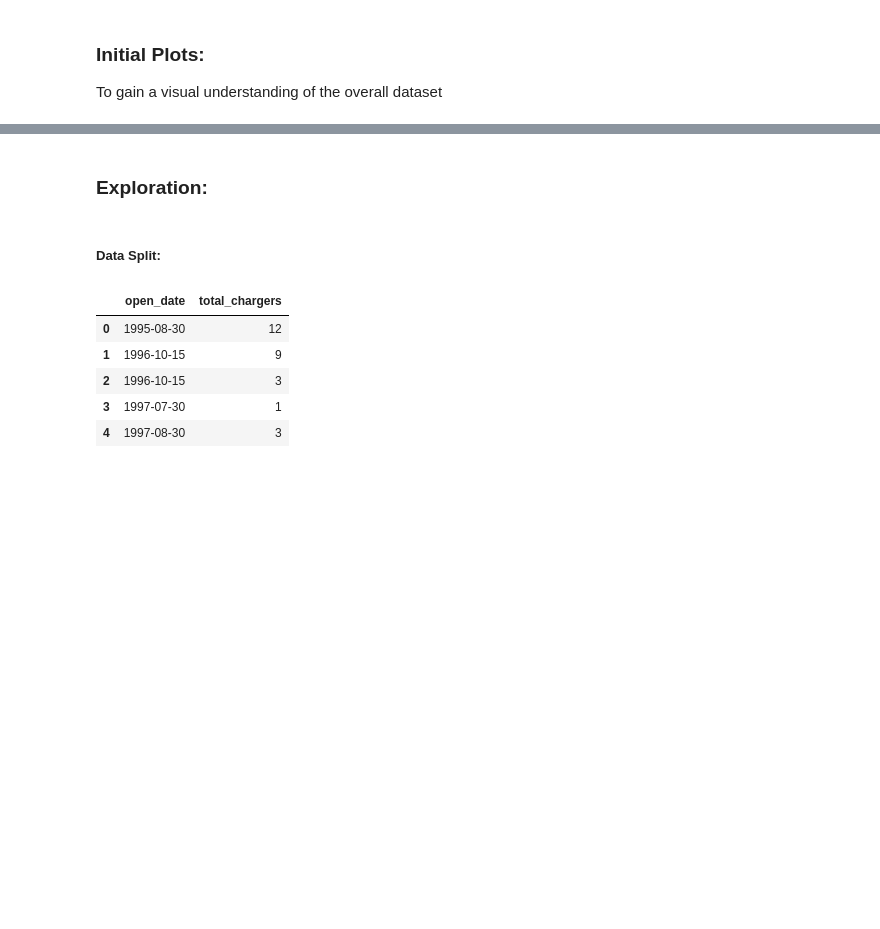
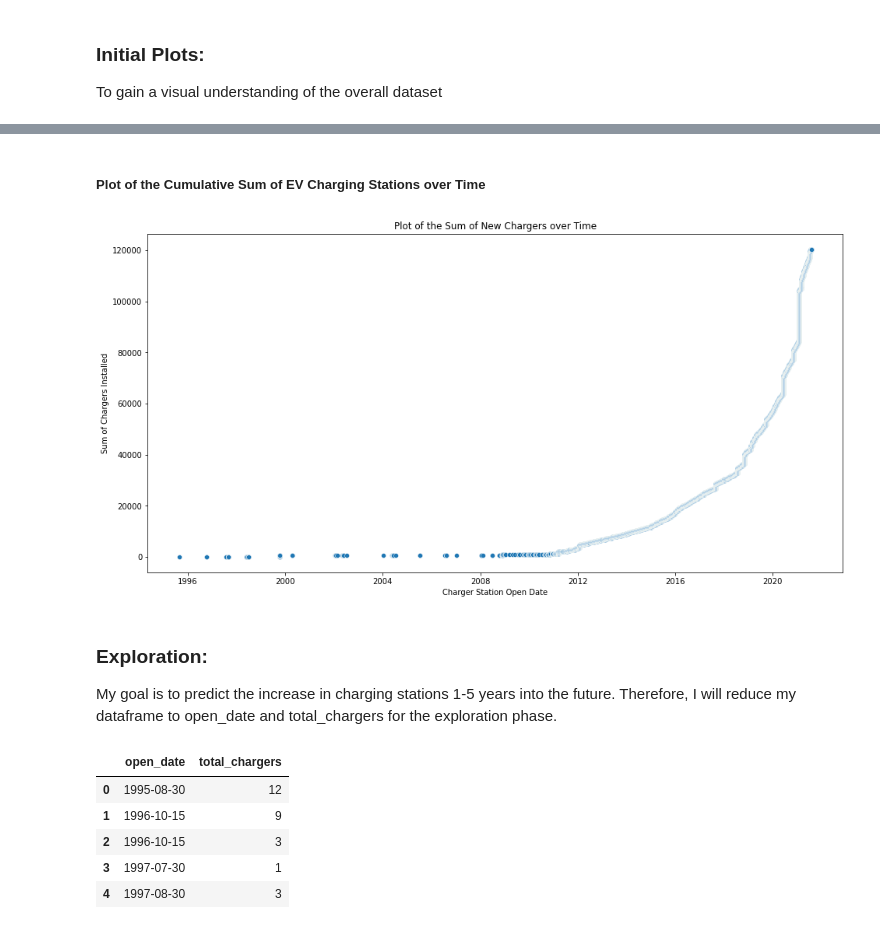
Before and after one commit to jeffakins/EV_Charger_Growth, a Jupyter notebook: individual_project.ipynb, the cells around one changed output, grey strips where cells are left out. Saved outputs shown, nothing was run; the diff lists cells and outputs as text; code cells hidden in the pictures; blank space fills up the shorter version.

```diff
--- a/individual_project.ipynb
+++ b/individual_project.ipynb
@@ -104,14 +110,17 @@ plt.show()
+# %% [markdown]
+##### Plot of the Cumulative Sum of EV Charging Stations over Time
 # %%
 plt.figure(figsize=(16,8))
-sns.lineplot(x='open_date', y='rolling_total_chargers', data=ev)
+sns.scatterplot(x='open_date', y='rolling_total_chargers', data=ev)
 plt.title('Plot of the Sum of New Chargers over Time')
 plt.xlabel('Charger Station Open Date')
 plt.ylabel('Sum of Chargers Installed')
 plt.show()
+# %% [output]
+[figure, added]
-# %% [markdown]
-### Exploration:
-# %% [markdown]
-##### Data Split:
+# %% [markdown]
+### Exploration:
+My goal is to predict the increase in charging stations 1-5 years into the future. Therefore, I will reduce my dataframe to open_date and total_chargers for the exploration phase.
 # %%
 ev = ev[['open_date', 'total_chargers']]
 # %%
```
Also changed, not shown: parts of 22 cells of this notebook.
